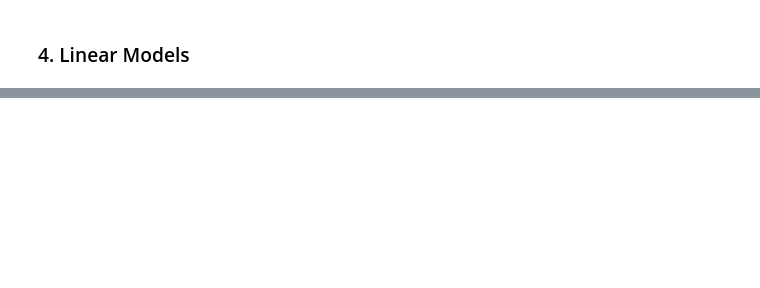
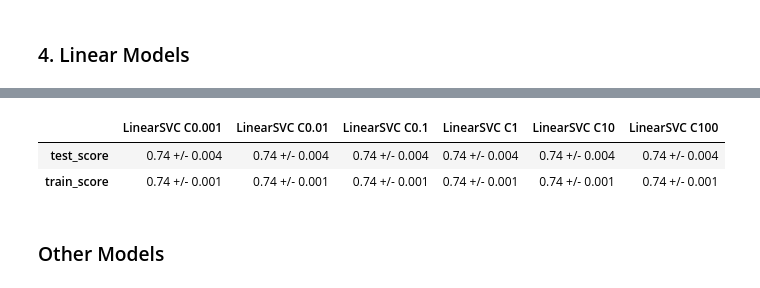
Before and after one commit to nb488/Credit-Risk-Prediction-Project, a Jupyter notebook: main.ipynb, the cells around one changed output, grey strips where cells are left out. Saved outputs shown, nothing was run; the diff lists cells and outputs as text; code cells hidden in the pictures; blank space fills up the shorter version.

```diff
--- a/main.ipynb
+++ b/main.ipynb
@@ -359,0 +413,12 @@ c_dict
+# %%
+numeric_cols = ["credit_util_ratio","debt_ratio","monthly_income","avg_late_count"]
+impute_cols = ["dependent_count"]
+one_hot_cols = ["real_estate_count", "age_bin", "credit_loans_count", "mon_income_miss"]
+
+special_pipe = make_pipeline(SimpleImputer(), OneHotEncoder(handle_unknown = "ignore"))
+
+col_transformer_lm = make_column_transformer(
+    (StandardScaler(), numeric_cols),
+    (special_pipe, impute_cols),
+    (OneHotEncoder(handle_unknown = "ignore"), one_hot_cols)
+)
@@ -359,0 +430,11 @@ c_dict
+# %%
+c_dict = {
+    "C" : [0.001, 0.01, 0.1, 1, 10, 100]
+}
+
+linear_model_dict = {}
+
+for c in c_dict["C"] :
+        model = LogisticRegression(C = c, class_weight='balanced', max_iter=1000)
+        linear_pipe = make_pipeline(col_transformer_lm, model)
+        linear_model_dict[f"Linear model C:{c}"] = cross_validate_mean_std(linear_pipe, X_train_modified, y_train)
@@ -359,0 +449,19 @@ c_dict
+# %%
+c_dict = {
+    "C" : [0.001, 0.01, 0.1, 1, 10, 100]
+}
+
+linearsvm_model_dict = {}
+
+for c in c_dict["C"] :
+    model = LinearSVC(C = c, class_weight='balanced', random_state=123)
+    svm_pipe = make_pipeline(col_transformer_lm, model)
+    linearsvm_model_dict[f"LinearSVC C{c}"] = cross_validate_mean_std(svm_pipe, X_train_modified, y_train)
+# %%
+pd.DataFrame(linearsvm_model_dict)
+# %% [output]
+|  | LinearSVC C0.001 | LinearSVC C0.01 | LinearSVC C0.1 | LinearSVC C1 | LinearSVC C10 | LinearSVC C100 |
+| test_score | 0.74 +/- 0.004 | 0.74 +/- 0.004 | 0.74 +/- 0.004 | 0.74 +/- 0.004 | 0.74 +/- 0.004 | 0.74 +/- 0.004 |
+| train_score | 0.74 +/- 0.001 | 0.74 +/- 0.001 | 0.74 +/- 0.001 | 0.74 +/- 0.001 | 0.74 +/- 0.001 | 0.74 +/- 0.001 |
+# %% [markdown]
+### Other Models
```
Also changed, not shown: parts of 21 cells of this notebook.
